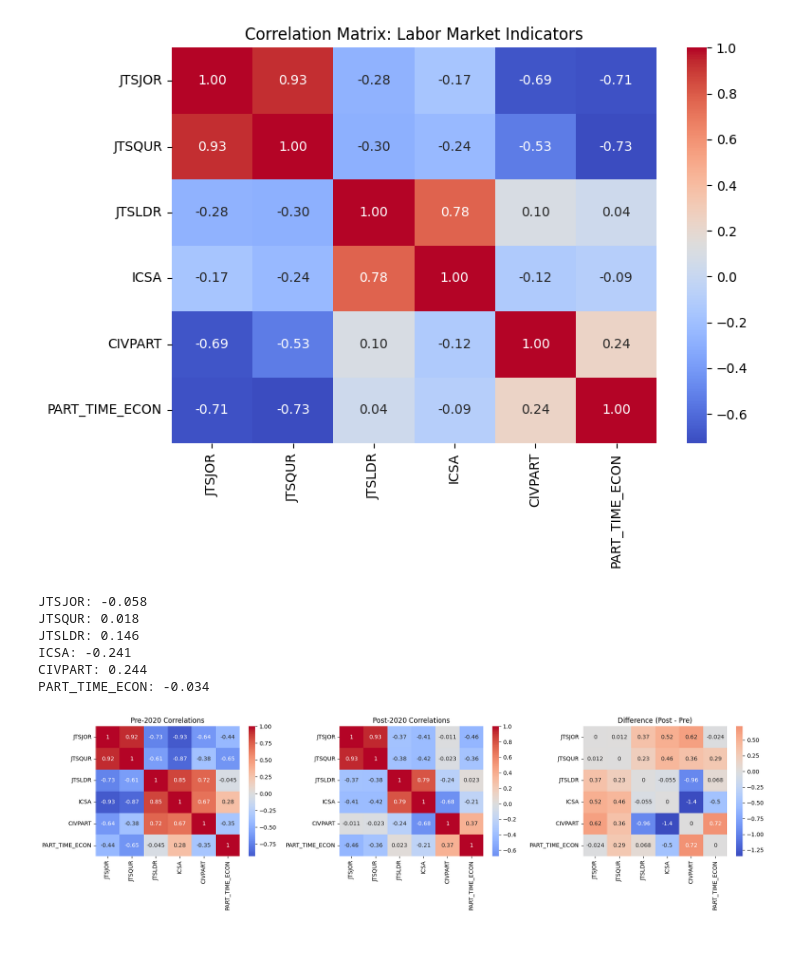
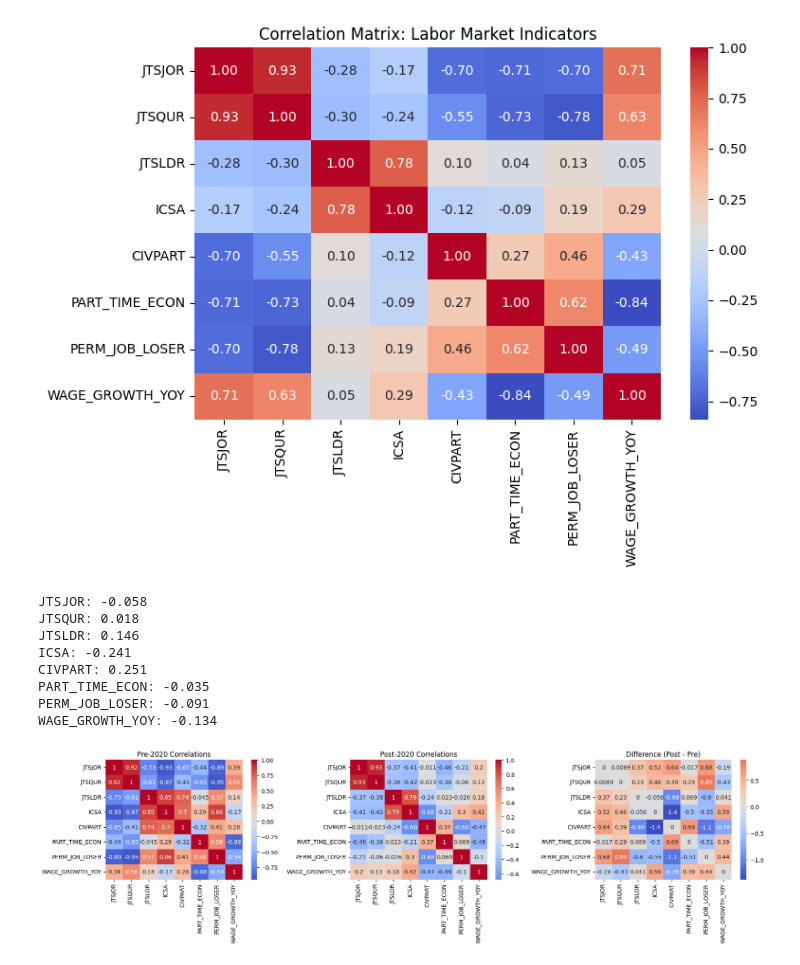
Before and after one commit to UncurledGuide/drivers_of_unemployment, a Jupyter notebook: data.ipynb, the cells around one changed output. Cells and saved outputs as stored; diff of their text form; code cells hidden in the pictures.

Commit message:
updated correlations and graph

```diff
--- a/data.ipynb
+++ b/data.ipynb
@@ -16,6 +16,7 @@
 
 # some private company indicators (LinkedIn)
 # google trends alt data (new jobs, work near me, etc)
+# avg wages
 
 
 # """
@@ -74,16 +75,27 @@ def fred_bundle(series_ids, start, end, weekly_to_monthly=None):
 # Pull your labor market data
 # -----------------------------------
 
-start = "2007-01-01"
+start = "2000-01-01"
 end   = "2026-12-31"   # safe to set ahead
 
-series_ids = ["UNRATE", "JTSJOR", "JTSQUR", "JTSLDR", "ICSA", "CIVPART", "LNS12032196"]
+series_ids = ["UNRATE", "JTSJOR", "JTSQUR", "JTSLDR", "ICSA", "CIVPART", "LNS12032196", "LNS13026638", "CES0500000003"]
 
 data = fred_bundle(series_ids, start, end, weekly_to_monthly=["ICSA"])
 
 data = data.rename(columns={
-    "LNS12032196": "PART_TIME_ECON"
+    "LNS12032196": "PART_TIME_ECON",
+    "LNS13026638": "PERM_JOB_LOSER",
+    "CES0500000003": "WAGE_LEVEL"
 })
+
+# Create wage growth year-over-year
+data["WAGE_GROWTH_YOY"] = data["WAGE_LEVEL"].pct_change(12)
+
+# Drop first 12 months (since YoY requires lag)
+data = data.dropna()
+
+data = data.drop(columns=["WAGE_LEVEL"])
+
 
 print("Latest month with all series:", data.index.max())
 data.tail()
@@ -98,45 +110,47 @@ Latest month with all series: 2025-12-31 00:00:00
 # %%
 import matplotlib.pyplot as plt
 import seaborn as sns
 
 # 3-month forward change
 data["UNRATE_3M_CHANGE"] = data["UNRATE"].shift(-3) - data["UNRATE"]
 
 data = data.dropna()
 
 indicators = data.drop(columns=["UNRATE", "UNRATE_3M_CHANGE"])
 corr_matrix = indicators.corr()
 corr_matrix
 
 
 
 plt.figure(figsize=(8,6))
 sns.heatmap(corr_matrix, annot=True, cmap="coolwarm", fmt=".2f")
 plt.title("Correlation Matrix: Labor Market Indicators")
 plt.tight_layout()
 plt.show()
 
-predictors = ["JTSJOR", "JTSQUR", "JTSLDR", "ICSA", "CIVPART", "PART_TIME_ECON"]
+predictors = ["JTSJOR", "JTSQUR", "JTSLDR", "ICSA", "CIVPART", "PART_TIME_ECON", "PERM_JOB_LOSER", "WAGE_GROWTH_YOY"]
 
 for var in predictors:
     corr = data[var].corr(data["UNRATE_3M_CHANGE"])
     print(f"{var}: {corr:.3f}")
 
 pre = data.loc[:'2019-12-31']
 post = data.loc['2020-01-01':]
 # %% [output]
-[figure, old version]
+[figure, new version]
 JTSJOR: -0.058
 JTSQUR: 0.018
 JTSLDR: 0.146
 ICSA: -0.241
-CIVPART: 0.244
-PART_TIME_ECON: -0.034
+CIVPART: 0.251
+PART_TIME_ECON: -0.035
+PERM_JOB_LOSER: -0.091
+WAGE_GROWTH_YOY: -0.134
 # %%
 
 
 # Use indicators only (exclude unemployment change)
-cols = ["JTSJOR", "JTSQUR", "JTSLDR", "ICSA", "CIVPART", "PART_TIME_ECON"]
+cols = predictors
 
 pre_corr = pre[cols].corr()
 post_corr = post[cols].corr()
@@ -160,7 +174,7 @@ axes[2].set_title("Difference (Post - Pre)")
 plt.tight_layout()
 plt.show()
 # %% [output]
-[figure, old version]
+[figure, new version]
 # %%
 data["UNRATE_3M_PCT_CHANGE"] = (
     (data["UNRATE"].shift(-3) - data["UNRATE"])
```
Also changed, not shown: parts of 10 cells of this notebook.
